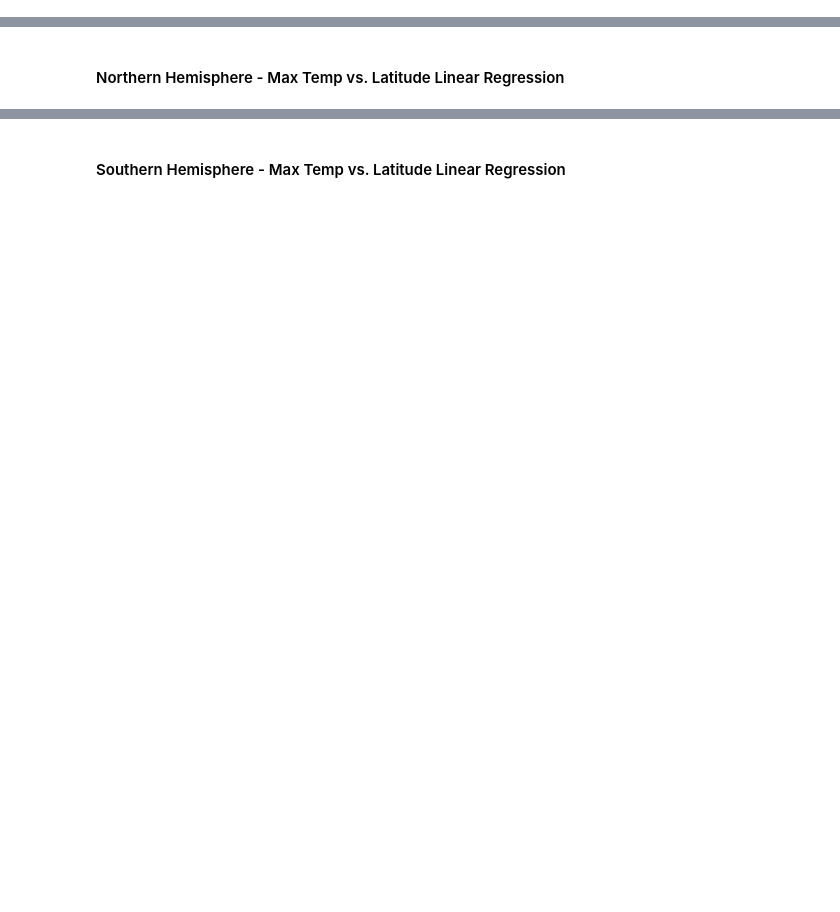
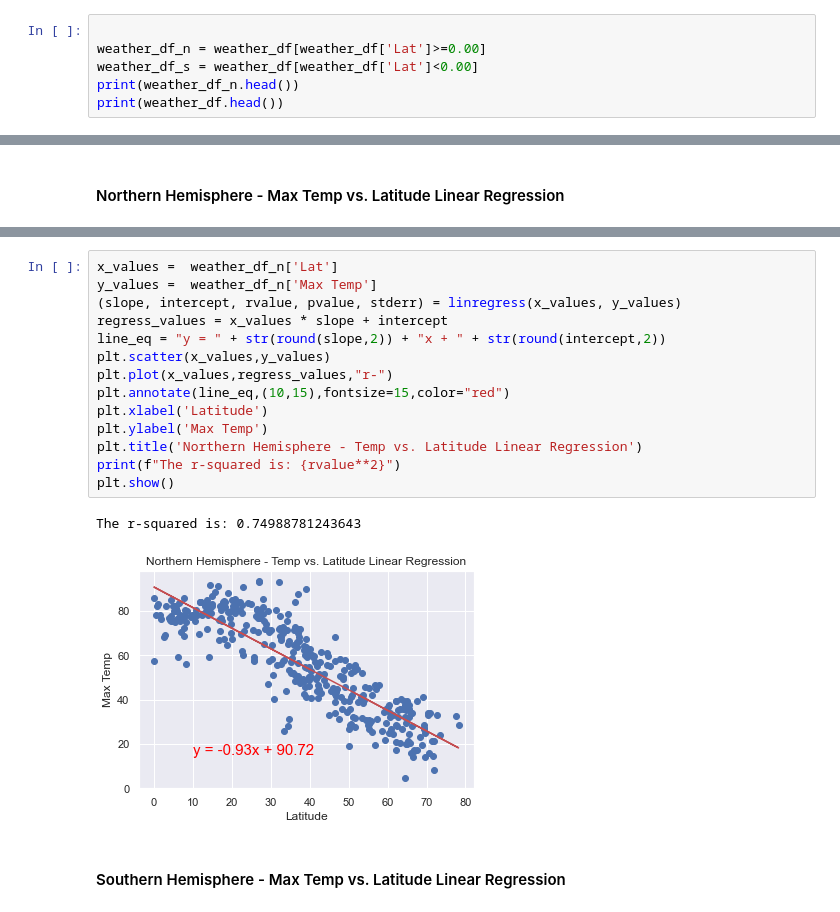
Before and after one commit to benwbarr/Python-API, a Jupyter notebook: WeatherPy/.ipynb, the cells around one changed output, grey strips where cells are left out. Cells and saved outputs as stored; diff of their text form; blank space fills up the shorter version.

```diff
--- a/WeatherPy/.ipynb
+++ b/WeatherPy/.ipynb
@@ -284,2 +322,8 @@ plt.grid (b=True,which='major',axis='both',linestyle='-',color='blue')
 # %% [markdown]
 ## Linear Regression
+# %%
+
+weather_df_n = weather_df[weather_df['Lat']>=0.00]
+weather_df_s = weather_df[weather_df['Lat']<0.00]
+print(weather_df_n.head())
+print(weather_df.head())
@@ -292,2 +350,19 @@ The r-value is: 0.46937863826630627
+# %%
+x_values =  weather_df_n['Lat']
+y_values =  weather_df_n['Max Temp']
+(slope, intercept, rvalue, pvalue, stderr) = linregress(x_values, y_values)
+regress_values = x_values * slope + intercept
+line_eq = "y = " + str(round(slope,2)) + "x + " + str(round(intercept,2))
+plt.scatter(x_values,y_values)
+plt.plot(x_values,regress_values,"r-")
+plt.annotate(line_eq,(10,15),fontsize=15,color="red")
+plt.xlabel('Latitude')
+plt.ylabel('Max Temp')
+plt.title('Northern Hemisphere - Temp vs. Latitude Linear Regression')
+print(f"The r-squared is: {rvalue**2}")
+plt.show()
+# %% [output]
+The r-squared is: 0.74988781243643
+[figure, added]
 # %% [markdown]
 ####  Southern Hemisphere - Max Temp vs. Latitude Linear Regression
```
Also changed, not shown: parts of 28 cells of this notebook, 1 other file.
